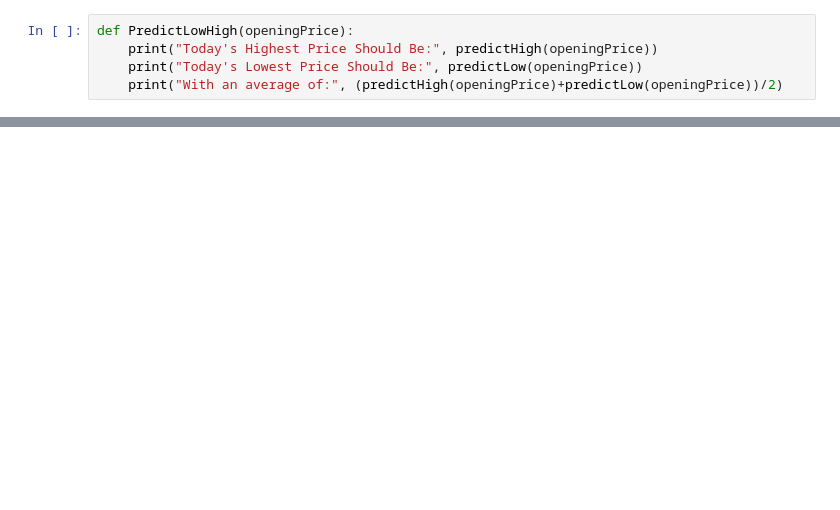
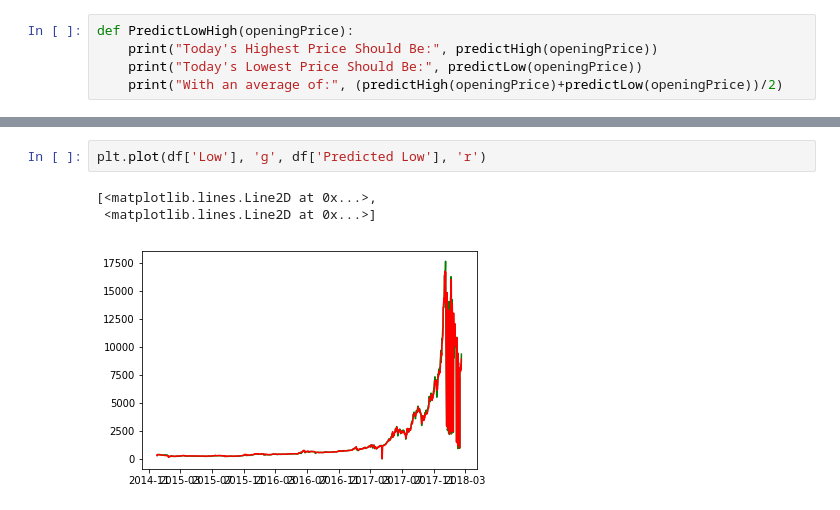
Before and after one commit to decheverri123/Bitcoin-Predictions, a Jupyter notebook: Bitcoin.ipynb, the cells around one changed output, grey strips where cells are left out. Saved outputs shown, nothing was run; the diff lists cells and outputs as text; blank space fills up the shorter version.

```diff
--- a/Bitcoin.ipynb
+++ b/Bitcoin.ipynb
@@ -98,0 +113,6 @@ With an average of: 8856.0
+# %%
+plt.plot(df['Low'], 'g', df['Predicted Low'], 'r')
+# %% [output]
+[<matplotlib.lines.Line2D at 0x...>,
+ <matplotlib.lines.Line2D at 0x...>]
+[figure, added]
```
Also changed, not shown: parts of 12 cells of this notebook.
